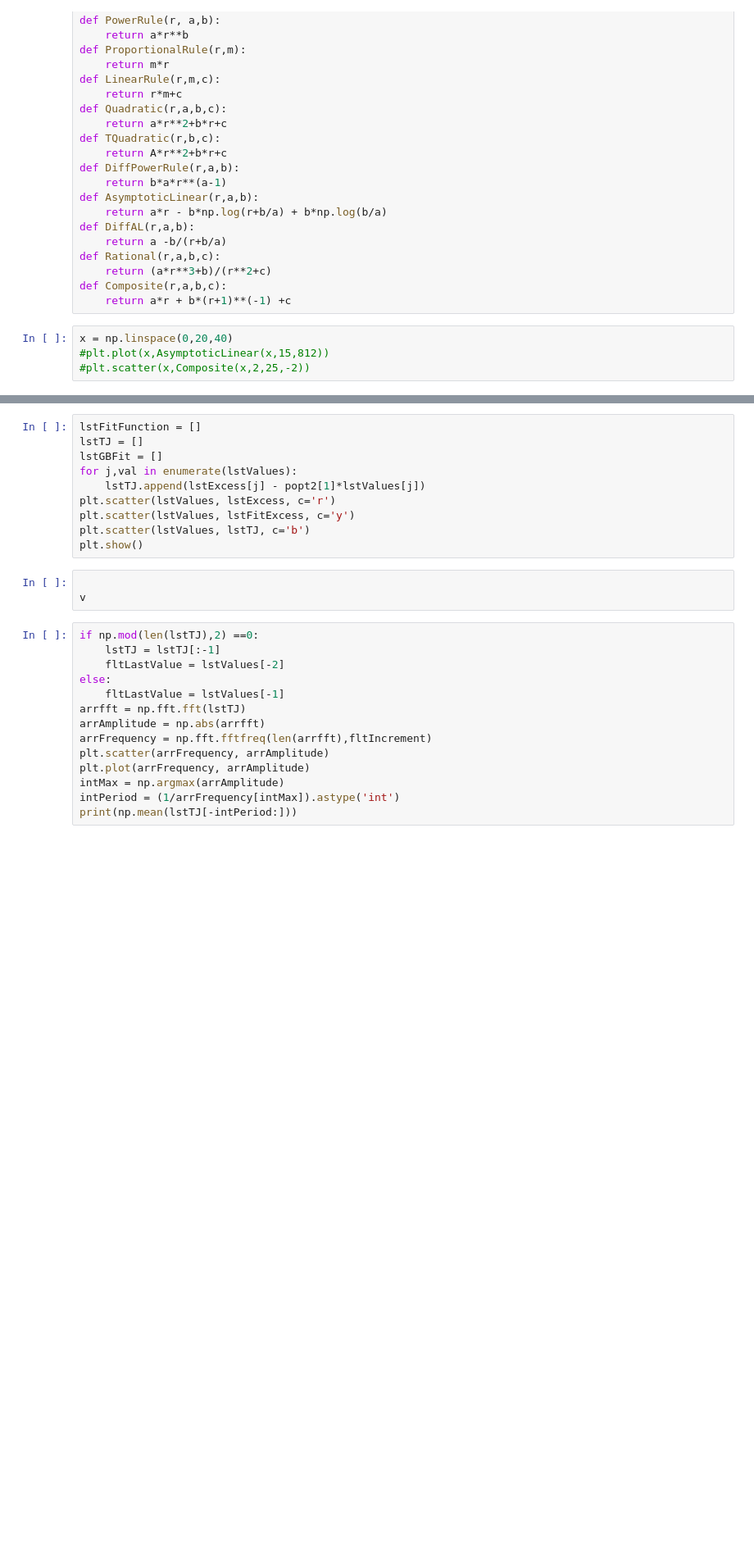
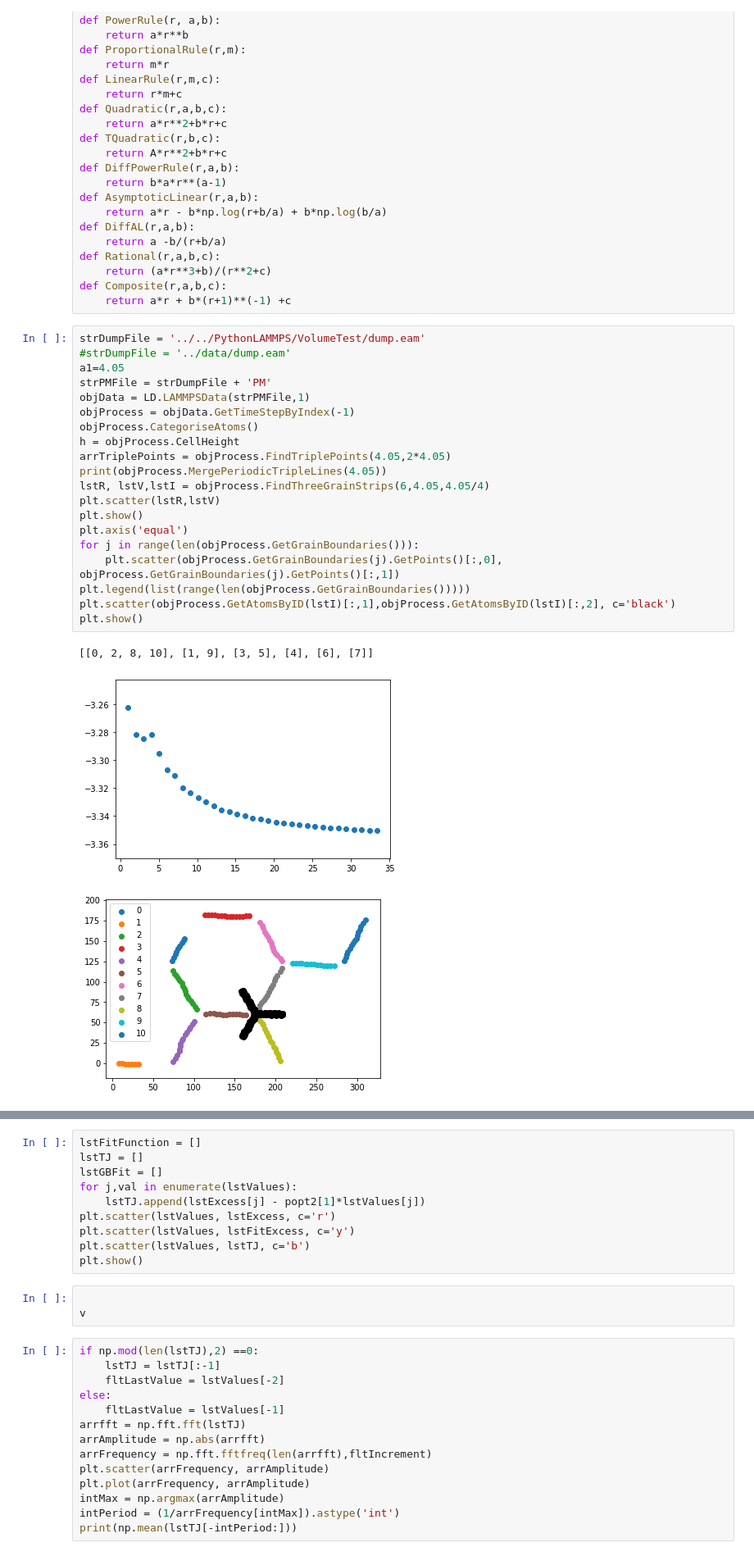
Before and after one commit to PaulTwine/TripleLines.github.io, a Jupyter notebook: TripleLine Fitting.ipynb, the cells around one changed output, grey strips where cells are left out. Shown at 82% size. Cells and saved outputs as stored; diff of their text form; blank space fills up the shorter version.

Commit message:
laptop update with new triple line fitting work

```diff
--- a/TripleLine Fitting.ipynb
+++ b/TripleLine Fitting.ipynb
@@ -47,7 +47,27 @@ def Rational(r,a,b,c):
     return (a*r**3+b)/(r**2+c)
 def Composite(r,a,b,c):
     return a*r + b*(r+1)**(-1) +c
-# %%
-x = np.linspace(0,20,40)
-#plt.plot(x,AsymptoticLinear(x,15,812))
-#plt.scatter(x,Composite(x,2,25,-2))
+# %%
+strDumpFile = '../../PythonLAMMPS/VolumeTest/dump.eam'
+#strDumpFile = '../data/dump.eam'
+a1=4.05
+strPMFile = strDumpFile + 'PM'
+objData = LD.LAMMPSData(strPMFile,1)
+objProcess = objData.GetTimeStepByIndex(-1)
+objProcess.CategoriseAtoms()
+h = objProcess.CellHeight
+arrTriplePoints = objProcess.FindTriplePoints(4.05,2*4.05)
+print(objProcess.MergePeriodicTripleLines(4.05))
+lstR, lstV,lstI = objProcess.FindThreeGrainStrips(6,4.05,4.05/4)
+plt.scatter(lstR,lstV)
+plt.show()
+plt.axis('equal')
+for j in range(len(objProcess.GetGrainBoundaries())):
+    plt.scatter(objProcess.GetGrainBoundaries(j).GetPoints()[:,0], objProcess.GetGrainBoundaries(j).GetPoints()[:,1])
+plt.legend(list(range(len(objProcess.GetGrainBoundaries()))))
+plt.scatter(objProcess.GetAtomsByID(lstI)[:,1],objProcess.GetAtomsByID(lstI)[:,2], c='black')
+plt.show()
+# %% [output]
+[[0, 2, 8, 10], [1, 9], [3, 5], [4], [6], [7]]
+[figure, added]
+[figure, added]
```
Also changed, not shown: parts of 6 cells of this notebook, 2 other files.
